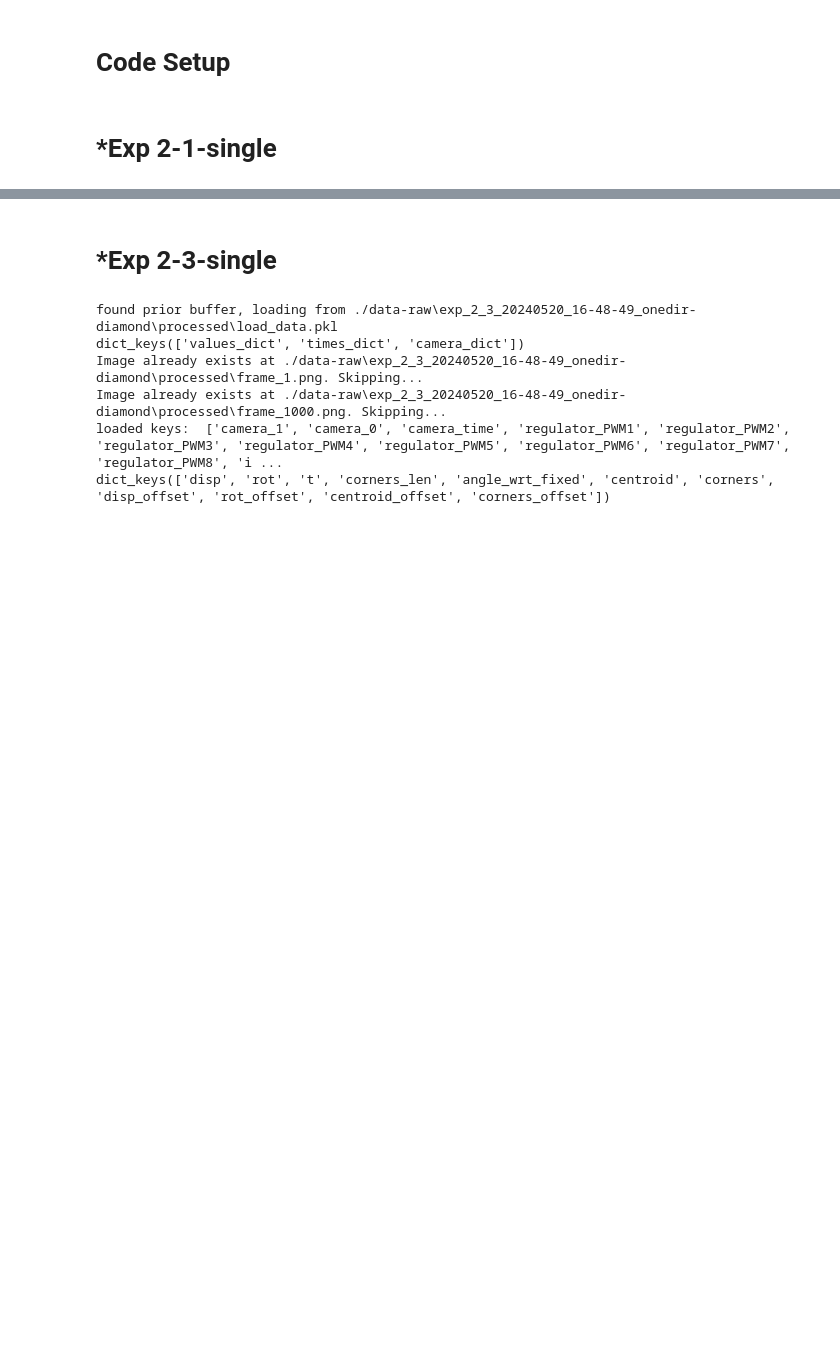
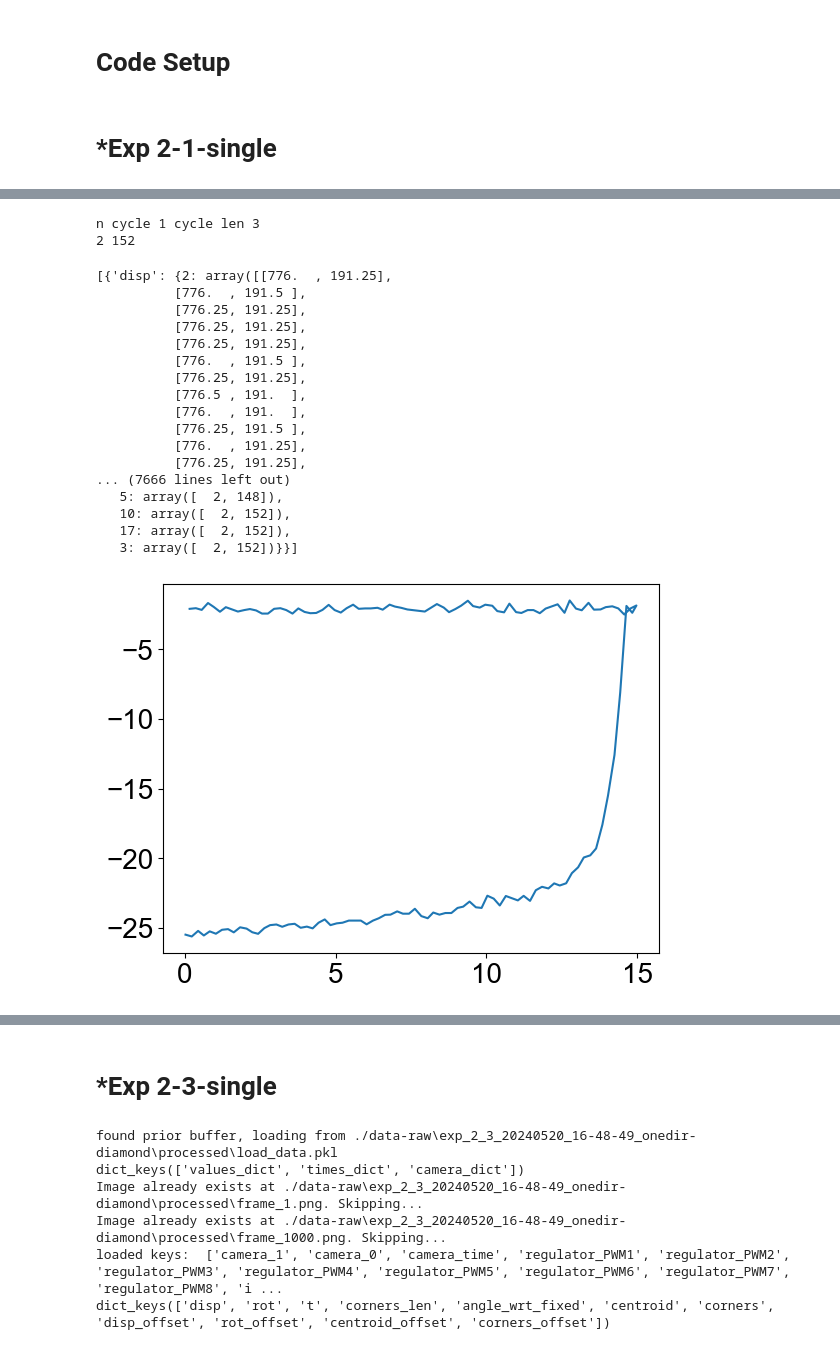
Before and after one commit to eugeneng04/bml, a Jupyter notebook: simulator/plots_combined.ipynb, the cells around one changed output, grey strips where cells are left out. Saved outputs shown, nothing was run; the diff lists cells and outputs as text; code cells hidden in the pictures; blank space fills up the shorter version.

```diff
--- a/simulator/plots_combined.ipynb
+++ b/simulator/plots_combined.ipynb
@@ -64,0 +153,30 @@ dict_keys(['disp', 'rot', 't', 'corners_len', 'angle_wrt_fixed', 'centroid', 'co
+# %%
+prep_cycle(1, camera_data_dict_arr[0], r_val, r_time)
+#print(camera_data_dict_arr[0]["angle_wrt_fixed"])
+start_idx = camera_data_dict_arr[0]['cycle_start_idx'][2][0]
+end_idx = camera_data_dict_arr[0]['cycle_start_idx'][2][1]
+print(start_idx, end_idx)
+fig, ax2 = plt.subplots()
+ax2.plot(camera_data_dict_arr[0]['t_cycle'][2][start_idx:end_idx],(angleDict[1][start_idx:end_idx]))
+camera_data_dict_arr
+# %% [output]
+n cycle 1 cycle len 3
+2 152
+[{'disp': {2: array([[776.  , 191.25],
+          [776.  , 191.5 ],
+          [776.25, 191.25],
+          [776.25, 191.25],
+          [776.25, 191.25],
+          [776.  , 191.5 ],
+          [776.25, 191.25],
+          [776.5 , 191.  ],
+          [776.  , 191.  ],
+          [776.25, 191.5 ],
+          [776.  , 191.25],
+          [776.25, 191.25],
+... (7666 lines left out)
+   5: array([  2, 148]),
+   10: array([  2, 152]),
+   17: array([  2, 152]),
+   3: array([  2, 152])}}]
+[figure, added]
```
Also changed, not shown: parts of 14 cells of this notebook, 8 other files.
